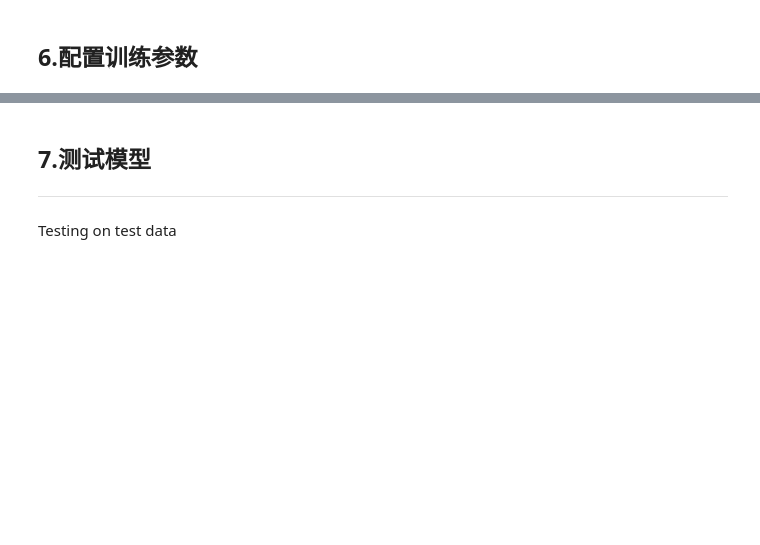
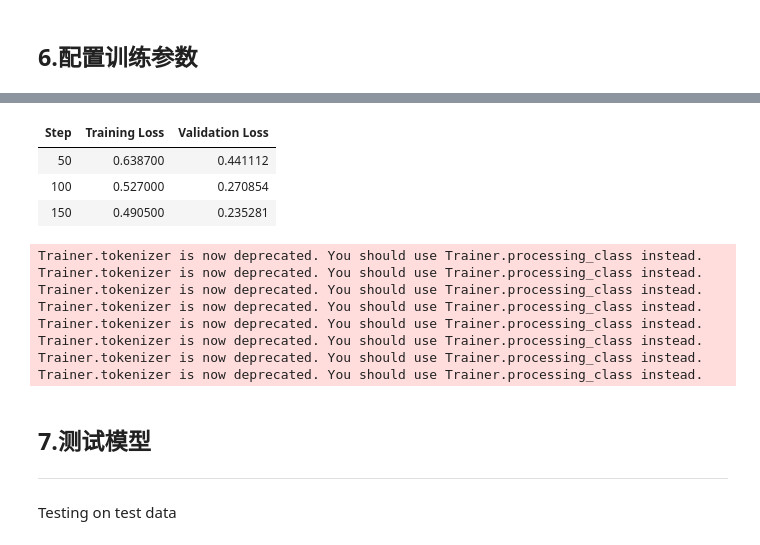
Before and after one commit to FlyAIBox/LLM-in-Practice, a Jupyter notebook: chapter07/01-llama2-fine-tuning-using-lora.ipynb, the cells around one changed output, grey strips where cells are left out. Cells and saved outputs as stored; diff of their text form; code cells hidden in the pictures; blank space fills up the shorter version.

```diff
--- a/chapter07/01-llama2-fine-tuning-using-lora.ipynb
+++ b/chapter07/01-llama2-fine-tuning-using-lora.ipynb
@@ -328,9 +328,8 @@ training_arguments = TrainingArguments(
     warmup_ratio=warmup_ratio,
     group_by_length=group_by_length,
     lr_scheduler_type=lr_scheduler_type,
-    report_to="all",
+    report_to="none",
     evaluation_strategy="steps",
-    report_to="none",
     eval_steps=50  # 每 50 步评估一次
 )
 
@@ -357,3 +356,15 @@ SyntaxError: keyword argument repeated: report_to (<ipython-input-16-8513d1cd38f
+| Step | Training Loss | Validation Loss |
+| 50 | 0.638700 | 0.441112 |
+| 100 | 0.527000 | 0.270854 |
+| 150 | 0.490500 | 0.235281 |
+Trainer.tokenizer is now deprecated. You should use Trainer.processing_class instead.
+Trainer.tokenizer is now deprecated. You should use Trainer.processing_class instead.
+Trainer.tokenizer is now deprecated. You should use Trainer.processing_class instead.
+Trainer.tokenizer is now deprecated. You should use Trainer.processing_class instead.
+Trainer.tokenizer is now deprecated. You should use Trainer.processing_class instead.
+Trainer.tokenizer is now deprecated. You should use Trainer.processing_class instead.
+Trainer.tokenizer is now deprecated. You should use Trainer.processing_class instead.
+Trainer.tokenizer is now deprecated. You should use Trainer.processing_class instead.
 # %% [markdown]
 ## 7.测试模型
 ***
```
Also changed, not shown: parts of 2 cells of this notebook.
